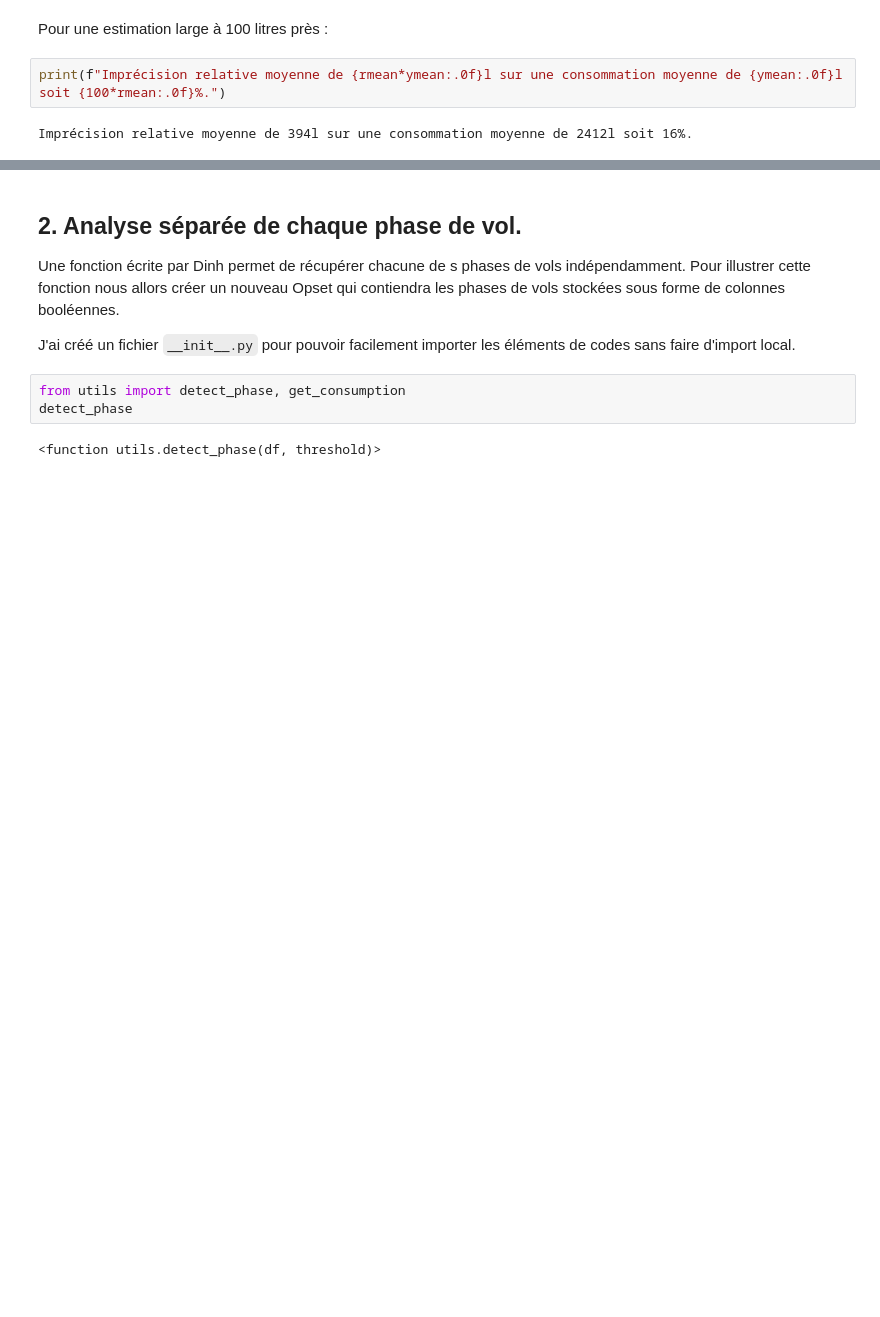
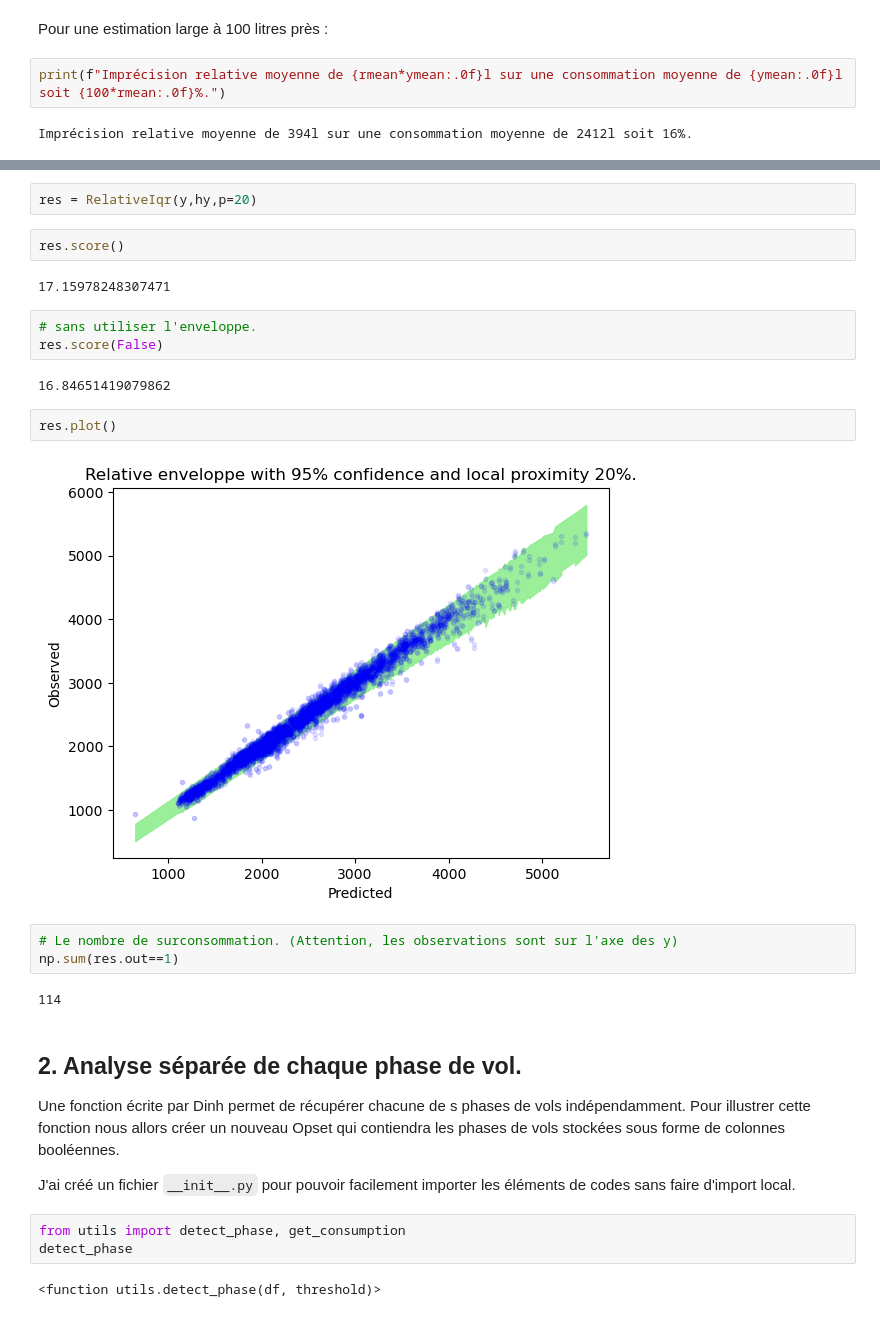
Before and after one commit to jee51/M2DProjet2324, a Jupyter notebook: notebooks/conso_fuel_globale.ipynb, the cells around one changed output, grey strips where cells are left out. Saved outputs shown, nothing was run; the diff lists cells and outputs as text; blank space fills up the shorter version.

Commit message:
Classe RelativeIqr

```diff
--- a/notebooks/conso_fuel_globale.ipynb
+++ b/notebooks/conso_fuel_globale.ipynb
@@ -285,3 +307,23 @@ Imprécision relative moyenne de 394l sur une consommation moyenne de 2412l soit
+# %%
+res = RelativeIqr(y,hy,p=20)
+# %%
+res.score()
+# %% [output]
+17.15978248307471
+# %%
+# sans utiliser l'enveloppe.
+res.score(False)
+# %% [output]
+16.84651419079862
+# %%
+res.plot()
+# %% [output]
+[figure, added]
+# %%
+# Le nombre de surconsommation. (Attention, les observations sont sur l'axe des y)
+np.sum(res.out==1)
+# %% [output]
+114
 # %% [markdown]
 ## 2. Analyse séparée de chaque phase de vol.
 
```
Also changed, not shown: parts of 3 cells of this notebook, 2 other files.
